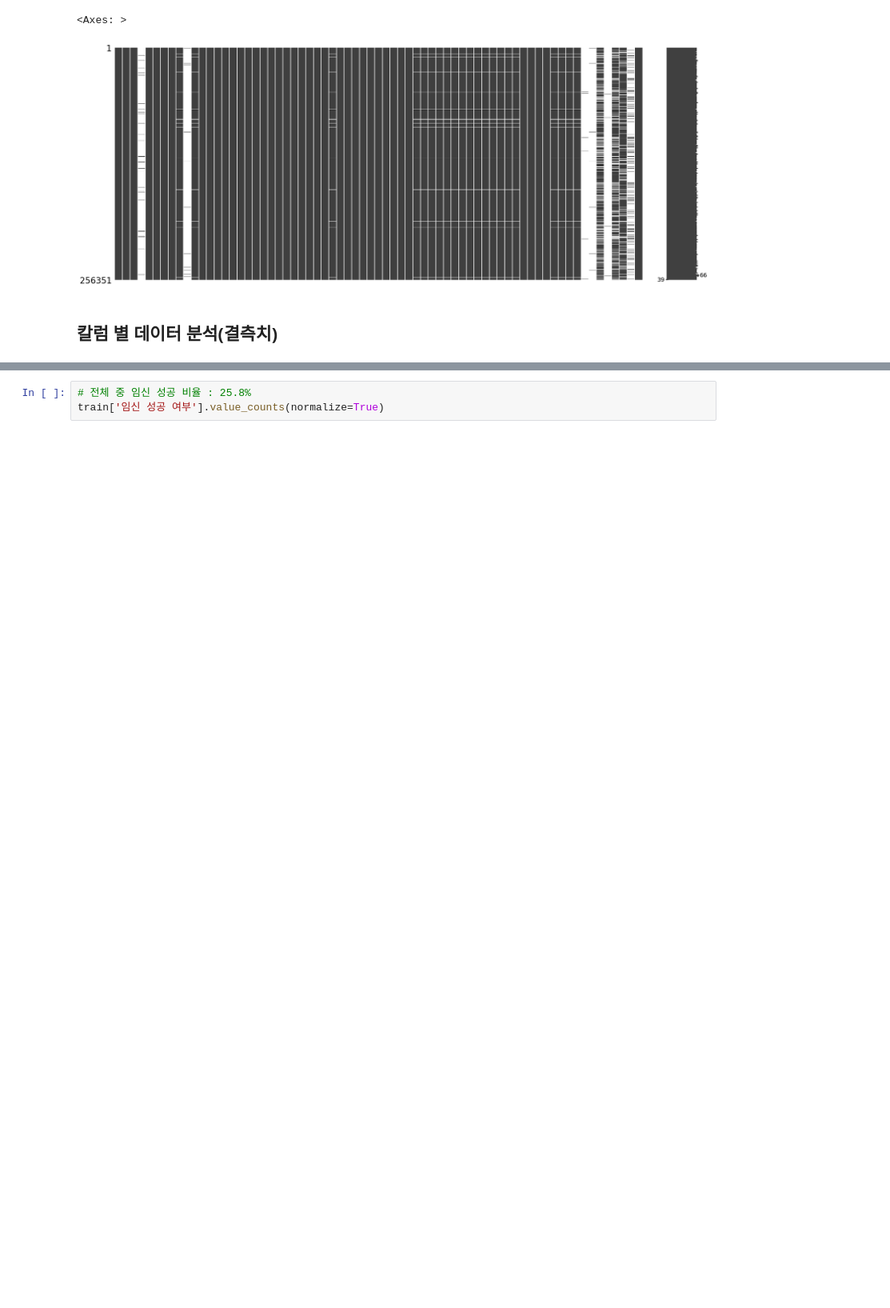
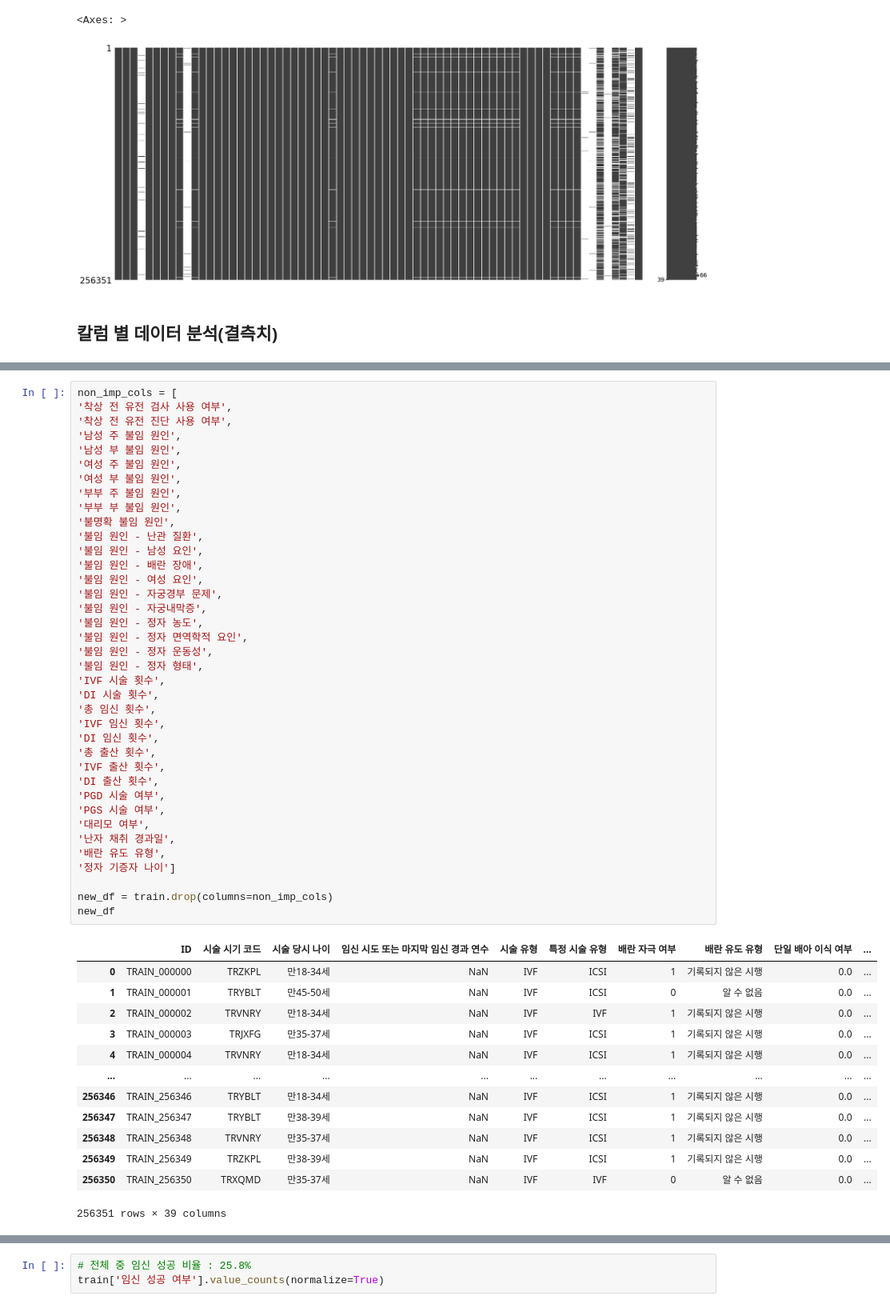
Before and after one commit to BBKN071/aimers, a Jupyter notebook: workspace/data_process.ipynb, the cells around one changed output, grey strips where cells are left out. Shown at 80% size. Drawn from its saved outputs; the diff is of its cells as text; blank space fills up the shorter version.

```diff
--- a/workspace/data_process.ipynb
+++ b/workspace/data_process.ipynb
@@ -130,0 +147,52 @@ missingno.matrix(train)
+# %%
+non_imp_cols = [
+'착상 전 유전 검사 사용 여부',
+'착상 전 유전 진단 사용 여부',
+'남성 주 불임 원인',
+'남성 부 불임 원인',
+'여성 주 불임 원인',
+'여성 부 불임 원인',
+'부부 주 불임 원인',
+'부부 부 불임 원인',
+'불명확 불임 원인',
+'불임 원인 - 난관 질환',
+'불임 원인 - 남성 요인',
+'불임 원인 - 배란 장애',
+'불임 원인 - 여성 요인',
+'불임 원인 - 자궁경부 문제',
+'불임 원인 - 자궁내막증',
+'불임 원인 - 정자 농도',
+'불임 원인 - 정자 면역학적 요인',
+'불임 원인 - 정자 운동성',
+'불임 원인 - 정자 형태',
+'IVF 시술 횟수',
+'DI 시술 횟수',
+'총 임신 횟수',
+'IVF 임신 횟수',
+'DI 임신 횟수',
+'총 출산 횟수',
+'IVF 출산 횟수',
+'DI 출산 횟수',
+'PGD 시술 여부',
+'PGS 시술 여부',
+'대리모 여부',
+'난자 채취 경과일',
+'배란 유도 유형',
+'정자 기증자 나이']
+
+new_df = train.drop(columns=non_imp_cols)
+new_df
+# %% [output]
+|  | ID | 시술 시기 코드 | 시술 당시 나이 | 임신 시도 또는 마지막 임신 경과 연수 | 시술 유형 | 특정 시술 유형 | 배란 자극 여부 | 배란 유도 유형 | 단일 배아 이식 여부 | ... |
+| 0 | TRAIN_000000 | TRZKPL | 만18-34세 | NaN | IVF | ICSI | 1 | 기록되지 않은 시행 | 0.0 | ... |
+| 1 | TRAIN_000001 | TRYBLT | 만45-50세 | NaN | IVF | ICSI | 0 | 알 수 없음 | 0.0 | ... |
+| 2 | TRAIN_000002 | TRVNRY | 만18-34세 | NaN | IVF | IVF | 1 | 기록되지 않은 시행 | 0.0 | ... |
+| 3 | TRAIN_000003 | TRJXFG | 만35-37세 | NaN | IVF | ICSI | 1 | 기록되지 않은 시행 | 0.0 | ... |
+| 4 | TRAIN_000004 | TRVNRY | 만18-34세 | NaN | IVF | ICSI | 1 | 기록되지 않은 시행 | 0.0 | ... |
+| ... | ... | ... | ... | ... | ... | ... | ... | ... | ... | ... |
+| 256346 | TRAIN_256346 | TRYBLT | 만18-34세 | NaN | IVF | ICSI | 1 | 기록되지 않은 시행 | 0.0 | ... |
+| 256347 | TRAIN_256347 | TRYBLT | 만38-39세 | NaN | IVF | ICSI | 1 | 기록되지 않은 시행 | 0.0 | ... |
+| 256348 | TRAIN_256348 | TRVNRY | 만35-37세 | NaN | IVF | ICSI | 1 | 기록되지 않은 시행 | 0.0 | ... |
+| 256349 | TRAIN_256349 | TRZKPL | 만38-39세 | NaN | IVF | ICSI | 1 | 기록되지 않은 시행 | 0.0 | ... |
+| 256350 | TRAIN_256350 | TRXQMD | 만35-37세 | NaN | IVF | IVF | 0 | 알 수 없음 | 0.0 | ... |
+256351 rows × 39 columns
```
Also changed, not shown: parts of 10 cells of this notebook, 29 other files.
